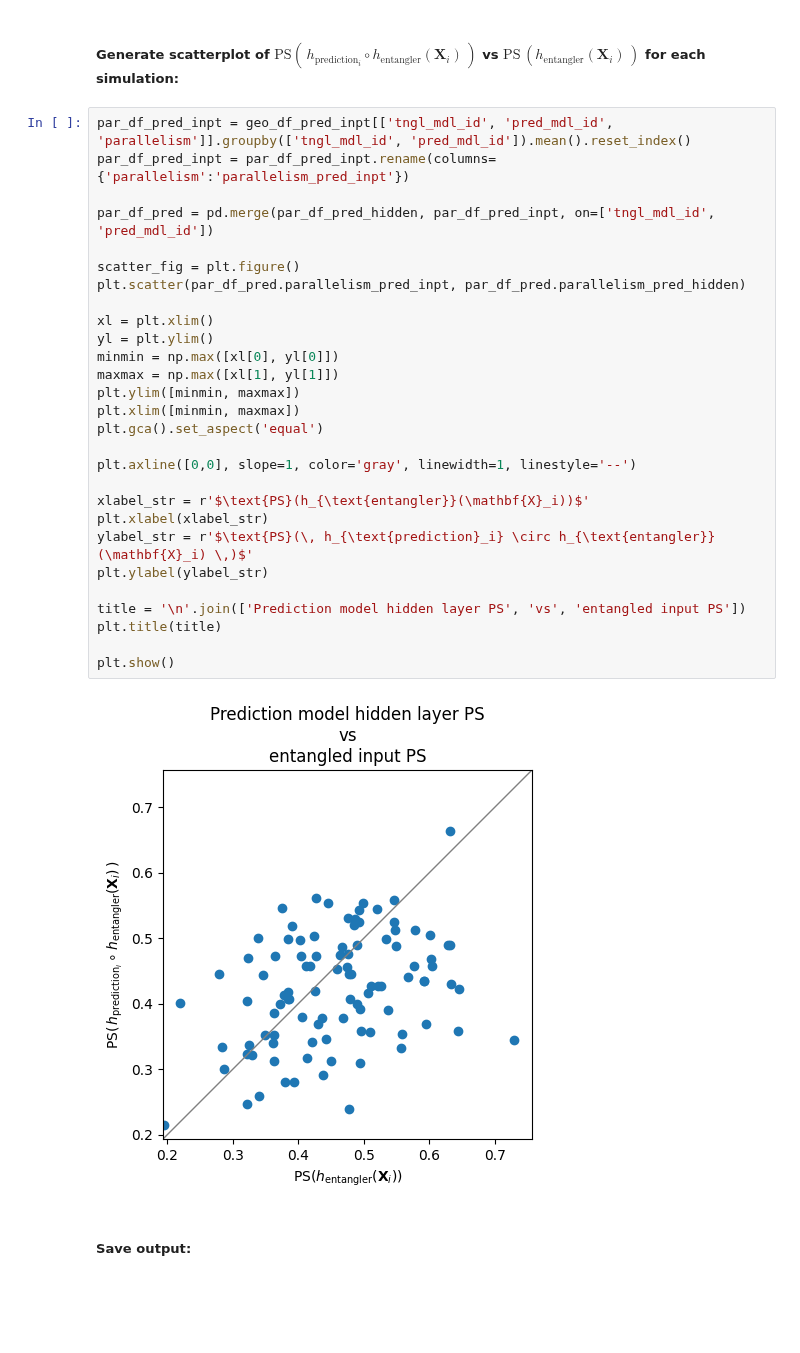
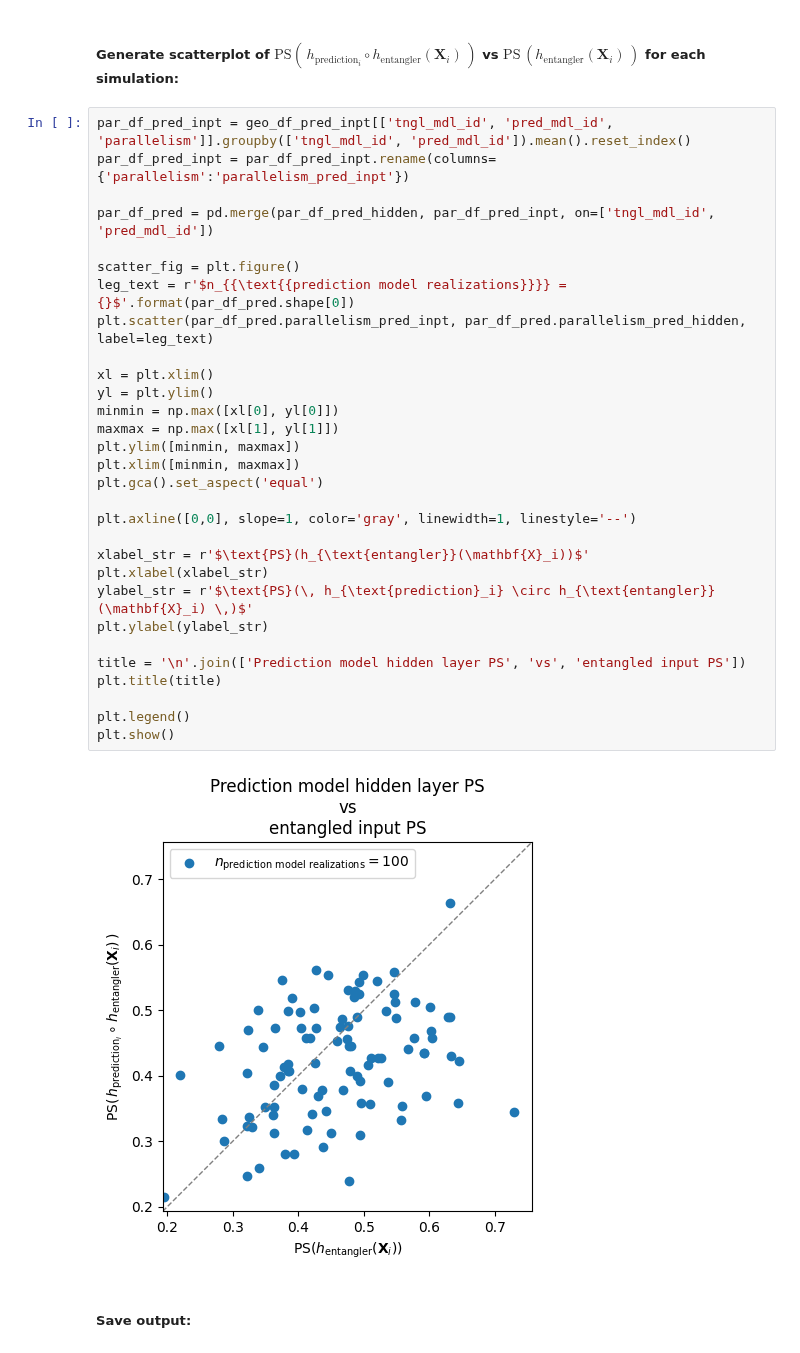
Before and after one commit to danieldkato/simulation_whiskers, a Jupyter notebook: scripts/tangle_evo_pred_hist_ps.ipynb, the cells around one changed output. Drawn from its saved outputs; the diff is of its cells as text; blank space fills up the shorter version.

Commit message:
Add legend

```diff
--- a/scripts/tangle_evo_pred_hist_ps.ipynb
+++ b/scripts/tangle_evo_pred_hist_ps.ipynb
@@ -120,33 +120,35 @@ Text(0.5, 1.0, 'Distribution of hidden layer $\\Delta \\text{PS}$')
 # %%
 par_df_pred_inpt = geo_df_pred_inpt[['tngl_mdl_id', 'pred_mdl_id', 'parallelism']].groupby(['tngl_mdl_id', 'pred_mdl_id']).mean().reset_index()
 par_df_pred_inpt = par_df_pred_inpt.rename(columns={'parallelism':'parallelism_pred_inpt'})
 
 par_df_pred = pd.merge(par_df_pred_hidden, par_df_pred_inpt, on=['tngl_mdl_id', 'pred_mdl_id'])
 
 scatter_fig = plt.figure()
-plt.scatter(par_df_pred.parallelism_pred_inpt, par_df_pred.parallelism_pred_hidden)
+leg_text = r'$n_{{\text{{prediction model realizations}}}} = {}$'.format(par_df_pred.shape[0])
+plt.scatter(par_df_pred.parallelism_pred_inpt, par_df_pred.parallelism_pred_hidden, label=leg_text)
 
 xl = plt.xlim()
 yl = plt.ylim()
 minmin = np.max([xl[0], yl[0]])
 maxmax = np.max([xl[1], yl[1]])
 plt.ylim([minmin, maxmax])
 plt.xlim([minmin, maxmax])
 plt.gca().set_aspect('equal')
 
 plt.axline([0,0], slope=1, color='gray', linewidth=1, linestyle='--')
 
 xlabel_str = r'$\text{PS}(h_{\text{entangler}}(\mathbf{X}_i))$'
 plt.xlabel(xlabel_str)
 ylabel_str = r'$\text{PS}(\, h_{\text{prediction}_i} \circ h_{\text{entangler}}(\mathbf{X}_i) \,)$'
 plt.ylabel(ylabel_str)
 
 title = '\n'.join(['Prediction model hidden layer PS', 'vs', 'entangled input PS'])
 plt.title(title)
 
+plt.legend()
 plt.show()
 # %% [output]
-[figure, old version]
+[figure, new version]
 # %% [markdown]
 ##### Save output:
 # %%
```
Also changed, not shown: parts of 1 cell of this notebook.
